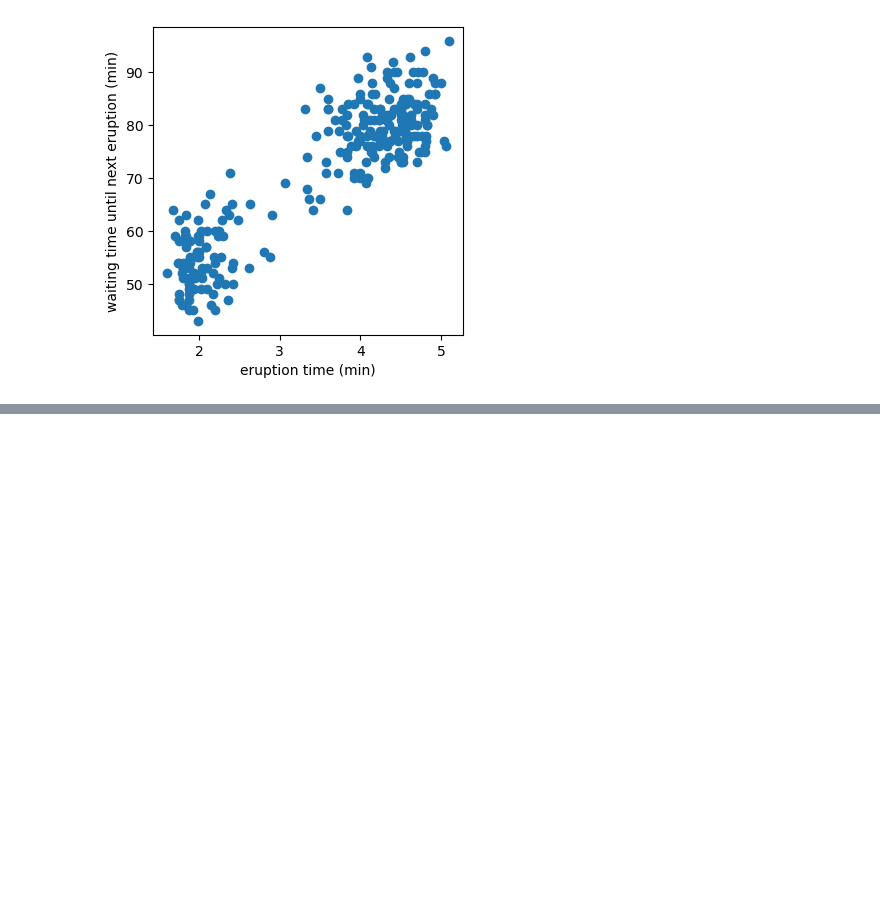
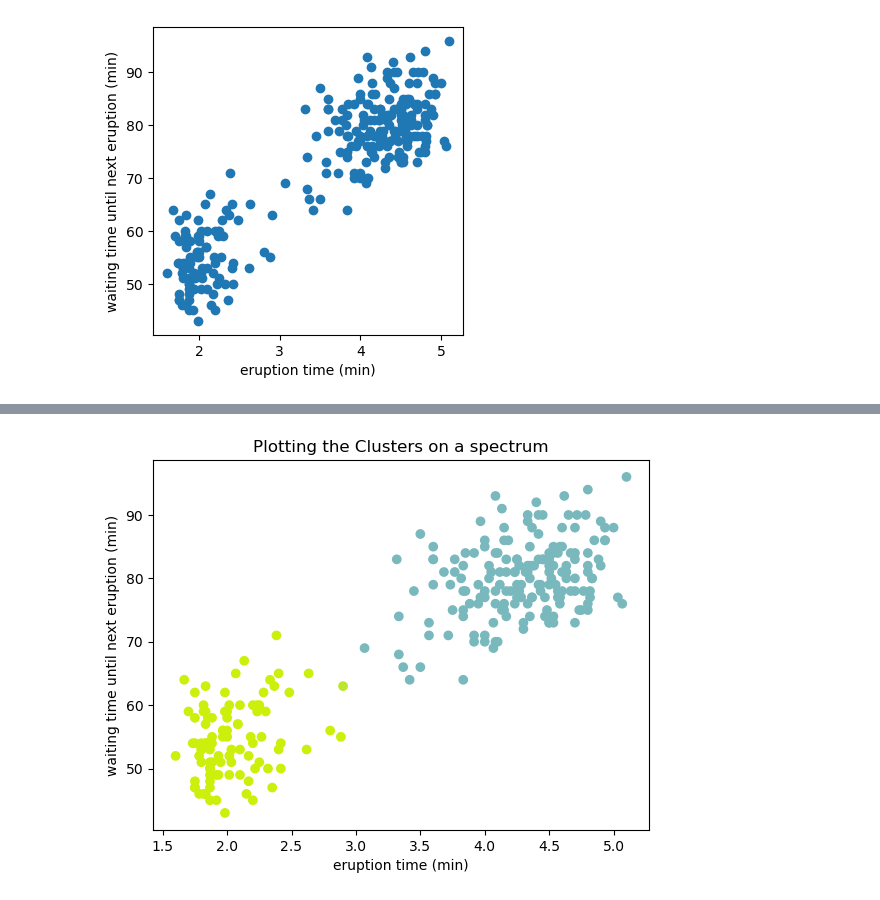
Before and after one commit to jkginfinite/teaching, a Jupyter notebook: Lectures/unsupervised_learning/GMM/GMM_notebook.ipynb, the cells around one changed output, grey strips where cells are left out. Drawn from its saved outputs; the diff is of its cells as text; code cells hidden in the pictures; blank space fills up the shorter version.

```diff
--- a/Lectures/unsupervised_learning/GMM/GMM_notebook.ipynb
+++ b/Lectures/unsupervised_learning/GMM/GMM_notebook.ipynb
@@ -68,0 +93,18 @@ plt.show()
+# %%
+pred_proba = GMM(n_components=2,covariance_type='full').fit(data).predict_proba(data)
+# Generate two random colors
+color1 = np.random.rand(3)
+color2 = np.random.rand(3)
+# Create an array of weights that determine the mixture of the two colors
+weights = pred_proba[:,0]
+# Create an array of RGB color tuples that represent the mixture of the two colors
+colors = np.array([(1 - weight) * color1 + weight * color2 for weight in weights])
+# Create the scatter plot with the mixed colors
+plt.scatter(data['eruptions'],data['waiting'], c=colors)
+# Show the plot
+plt.title("Plotting the Clusters on a spectrum")
+plt.xlabel('eruption time (min)')
+plt.ylabel('waiting time until next eruption (min)')
+plt.show()
+# %% [output]
+[figure, added]
```
Also changed, not shown: parts of 7 cells of this notebook, 4 other files.
